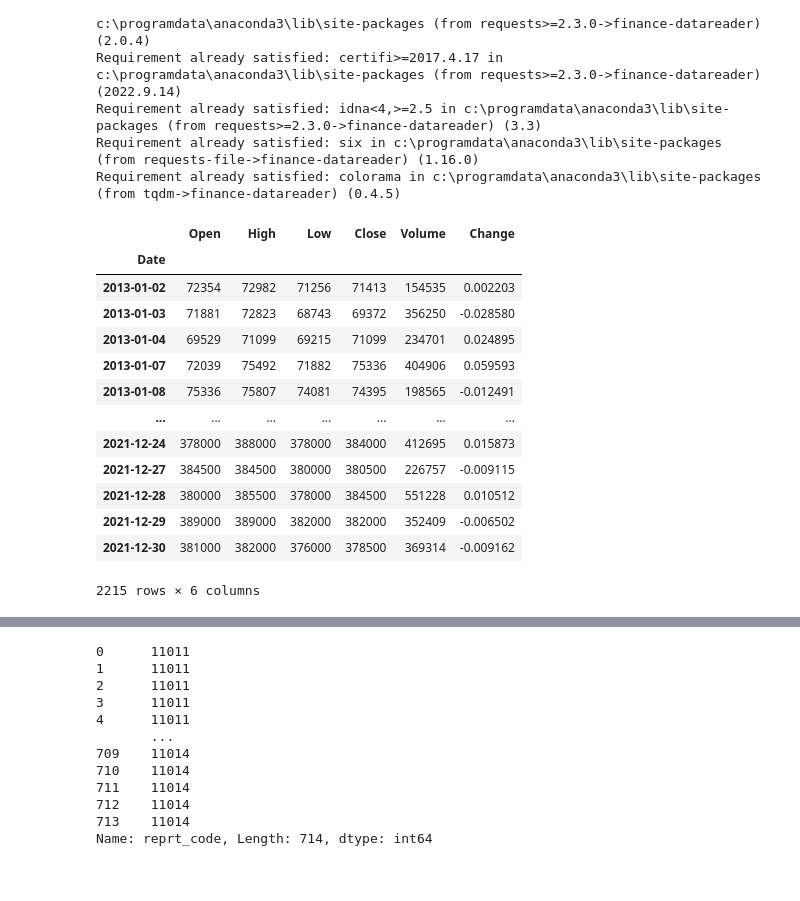
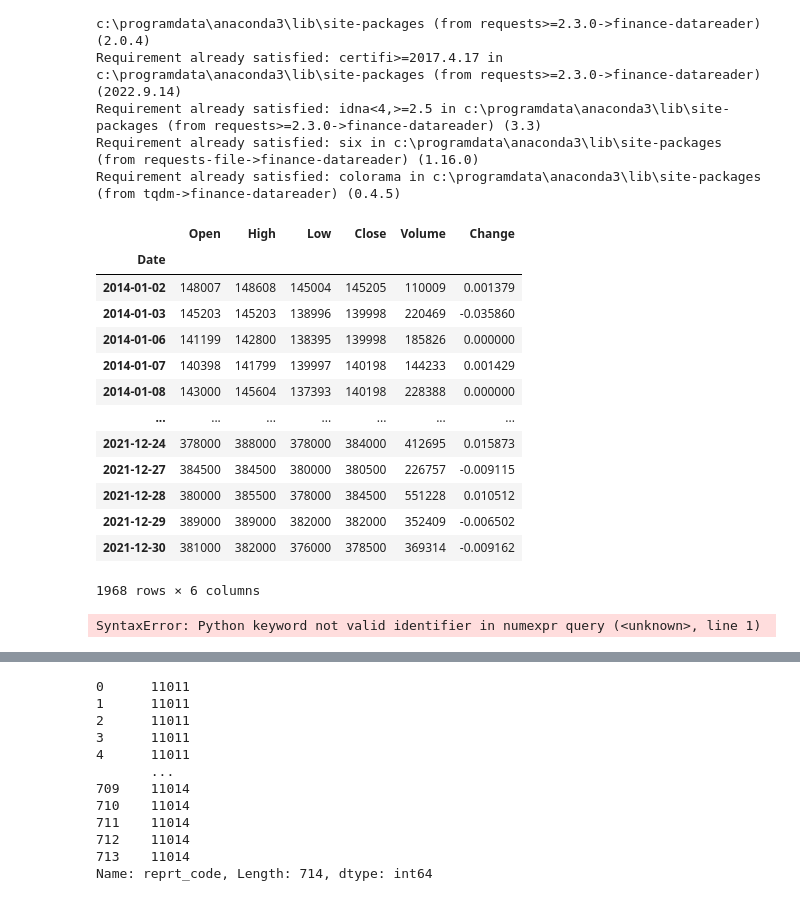
Before and after one commit to fusiontwo/BigDataAnalyticsBasic, a Jupyter notebook: bigdata2/day06.ipynb, the cells around one changed output, grey strips where cells are left out. Cells and saved outputs as stored; diff of their text form; code cells hidden in the pictures.

```diff
--- a/bigdata2/day06.ipynb
+++ b/bigdata2/day06.ipynb
@@ -705,19 +668,25 @@ stock_price = fdr.DataReader(NAVER_STOCK_CODE, '2013', '2022')
 # %%
-fdr.DataReader(NAVER_STOCK_CODE).loc['2013':'2021']
+fdr.DataReader(NAVER_STOCK_CODE).loc['2014':'2021']
 # %% [output]
 |  | Open | High | Low | Close | Volume | Change |
 | Date |  |  |  |  |  |  |
-| 2013-01-02 | 72354 | 72982 | 71256 | 71413 | 154535 | 0.002203 |
-| 2013-01-03 | 71881 | 72823 | 68743 | 69372 | 356250 | -0.028580 |
-| 2013-01-04 | 69529 | 71099 | 69215 | 71099 | 234701 | 0.024895 |
-| 2013-01-07 | 72039 | 75492 | 71882 | 75336 | 404906 | 0.059593 |
-| 2013-01-08 | 75336 | 75807 | 74081 | 74395 | 198565 | -0.012491 |
+| 2014-01-02 | 148007 | 148608 | 145004 | 145205 | 110009 | 0.001379 |
+| 2014-01-03 | 145203 | 145203 | 138996 | 139998 | 220469 | -0.035860 |
+| 2014-01-06 | 141199 | 142800 | 138395 | 139998 | 185826 | 0.000000 |
+| 2014-01-07 | 140398 | 141799 | 139997 | 140198 | 144233 | 0.001429 |
+| 2014-01-08 | 143000 | 145604 | 137393 | 140198 | 228388 | 0.000000 |
 | ... | ... | ... | ... | ... | ... | ... |
 | 2021-12-24 | 378000 | 388000 | 378000 | 384000 | 412695 | 0.015873 |
 | 2021-12-27 | 384500 | 384500 | 380000 | 380500 | 226757 | -0.009115 |
 | 2021-12-28 | 380000 | 385500 | 378000 | 384500 | 551228 | 0.010512 |
 | 2021-12-29 | 389000 | 389000 | 382000 | 382000 | 352409 | -0.006502 |
 | 2021-12-30 | 381000 | 382000 | 376000 | 378500 | 369314 | -0.009162 |
-2215 rows × 6 columns
+1968 rows × 6 columns
 # %%
-financial_statement = pd.read_csv('financial_statement_naver.csv').iloc[:, 1:]
+financial_statement = (
+    pd.read_csv('financial_statement_naver.csv')
+    .iloc[:, 1:]
+    .query('bsns_year r>= 2016 and fs_nm == "연결재무제표')
+)
+# %% [output]
+SyntaxError: Python keyword not valid identifier in numexpr query (<unknown>, line 1)
```
Also changed, not shown: parts of 38 cells of this notebook, 1 other file.
